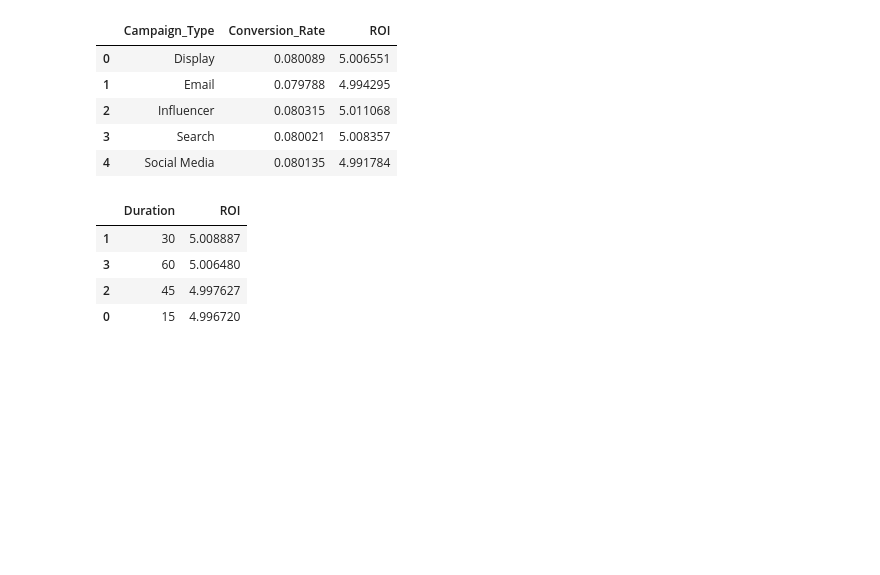
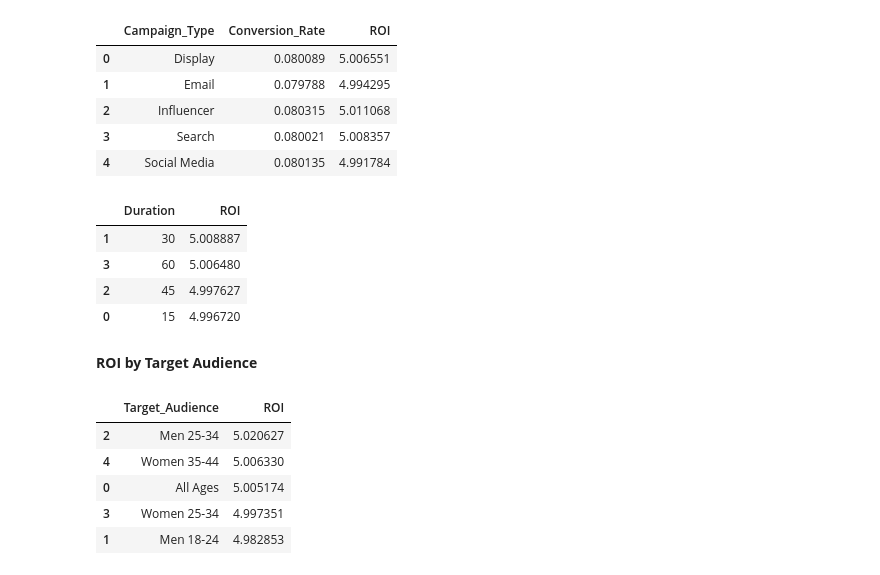
Before and after one commit to jsoook-dt/python-colab-analysis-study, a Jupyter notebook: Project01_Yoonju_analysis.ipynb, the cells around one changed output. Saved outputs shown, nothing was run; the diff lists cells and outputs as text; code cells hidden in the pictures; blank space fills up the shorter version.

```diff
--- a/Project01_Yoonju_analysis.ipynb
+++ b/Project01_Yoonju_analysis.ipynb
@@ -271,3 +271,17 @@ duration_df
 | 3 | 60 | 5.006480 |
 | 2 | 45 | 4.997627 |
 | 0 | 15 | 4.996720 |
+# %% [markdown]
+**ROI by Target Audience**
+# %%
+audience_df = df.groupby("Target_Audience")["ROI"].mean().reset_index()
+audience_df = audience_df.sort_values(by="ROI", ascending=False)
+
+audience_df
+# %% [output]
+|  | Target_Audience | ROI |
+| 2 | Men 25-34 | 5.020627 |
+| 4 | Women 35-44 | 5.006330 |
+| 0 | All Ages | 5.005174 |
+| 3 | Women 25-34 | 4.997351 |
+| 1 | Men 18-24 | 4.982853 |
```
Also changed, not shown: parts of 7 cells of this notebook.
